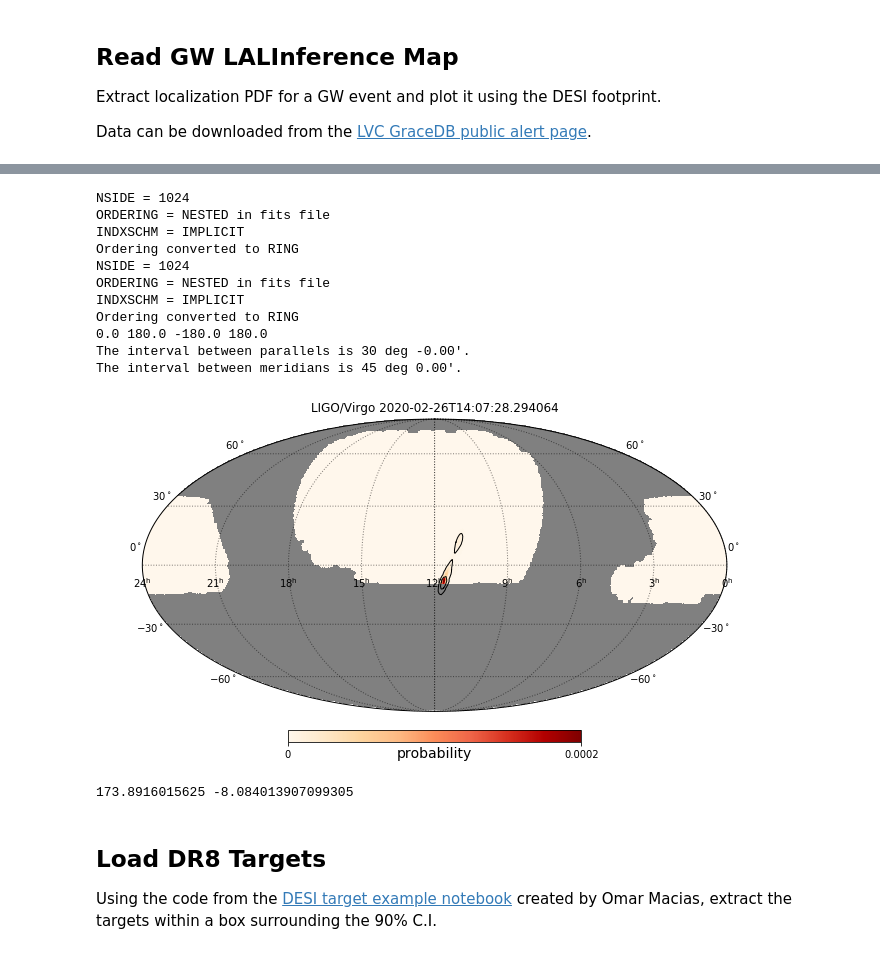
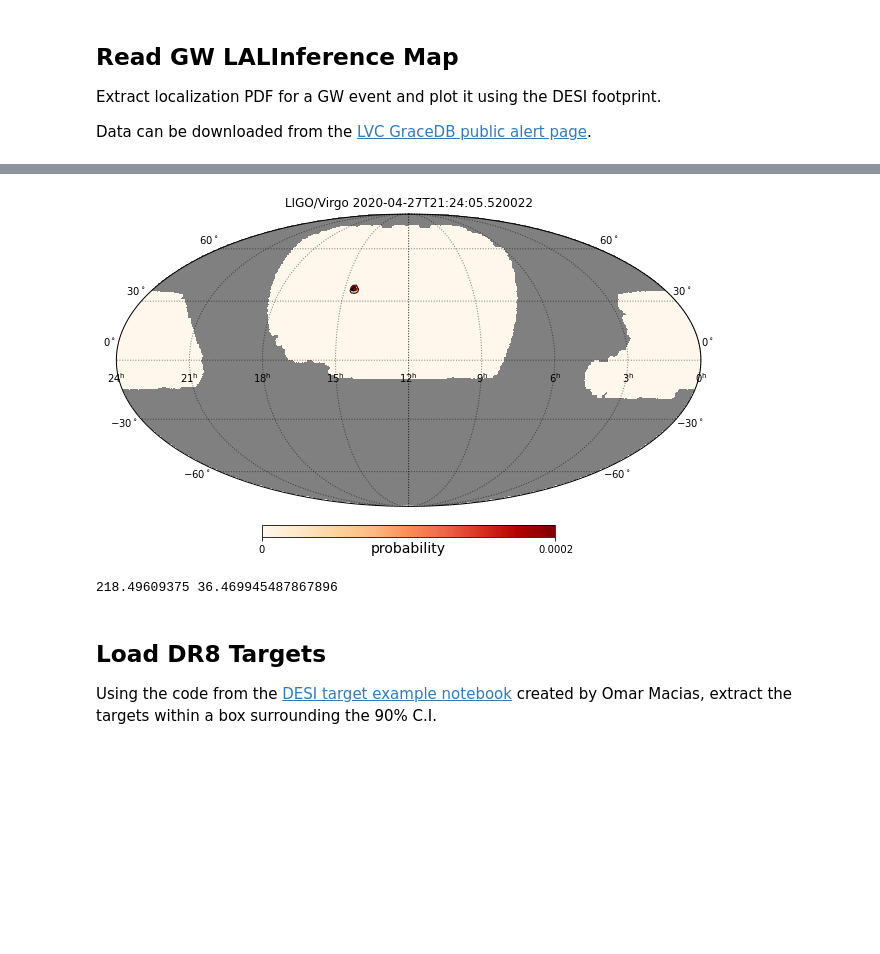
Before and after one commit to desihub/timedomain, a Jupyter notebook: gwtarget/targeting_gw.ipynb, the cells around one changed output, grey strips where cells are left out. Drawn from its saved outputs; the diff is of its cells as text; code cells hidden in the pictures; blank space fills up the shorter version.

```diff
--- a/gwtarget/targeting_gw.ipynb
+++ b/gwtarget/targeting_gw.ipynb
@@ -58,25 +54,14 @@ print(levels, lev50, lev90)
 # %%
-fig = plot_gwmap('S200224ca_LALInference.fits.gz', levels=[0.5, 0.9])
+fig = plot_gwmap('GW190412_skymap.fits.gz', levels=[0.5, 0.9])
 fig.savefig('gw_skymap.png', dpi=100)
 # %% [output]
-NSIDE = 1024
-ORDERING = NESTED in fits file
-INDXSCHM = IMPLICIT
-Ordering converted to RING
-NSIDE = 1024
-ORDERING = NESTED in fits file
-INDXSCHM = IMPLICIT
-Ordering converted to RING
-0.0 180.0 -180.0 180.0
-The interval between parallels is 30 deg -0.00'.
-The interval between meridians is 45 deg 0.00'.
-[figure, old version]
+[figure, new version]
 # %%
 maxpix = np.argmax(gwmap)
-ra, dec = hp.pix2ang(nside, maxpix, lonlat=True)
-print(ra, dec)
+ra_c, dec_c = hp.pix2ang(nside, maxpix, lonlat=True)
+print(ra_c, dec_c)
 # %% [output]
-173.8916015625 -8.084013907099305
+218.49609375 36.469945487867896
 # %% [markdown]
 ## Load DR8 Targets
 
```
Also changed, not shown: parts of 10 cells of this notebook.
